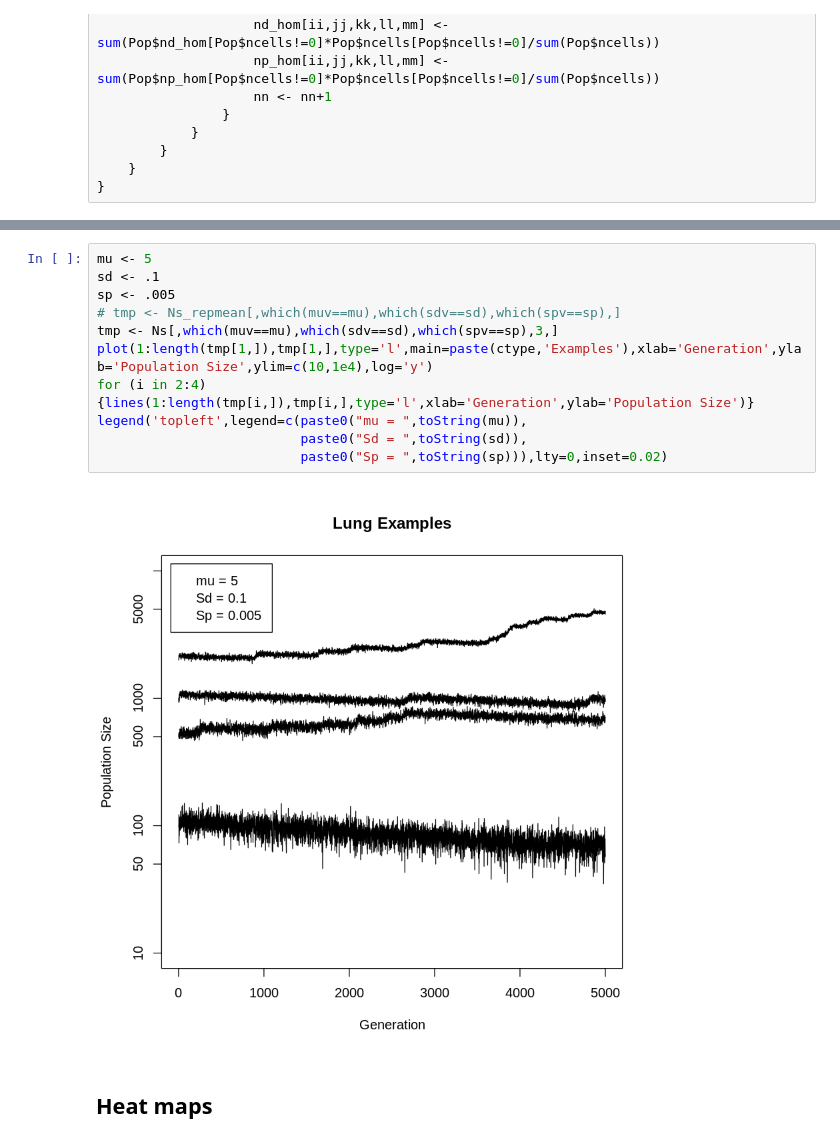
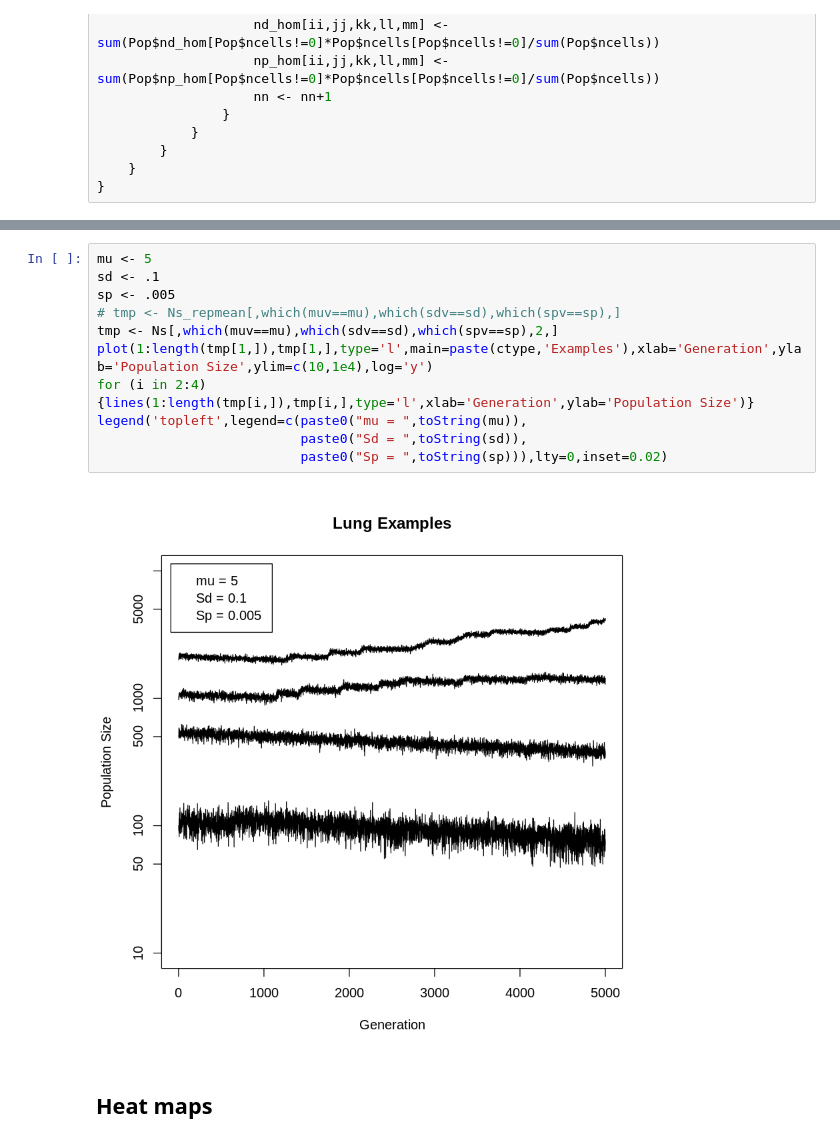
Before and after one commit to atallah-lab/analyses, a Jupyter notebook: results/1018/test_lung_1030.ipynb, the cells around one changed output, grey strips where cells are left out. Drawn from its saved outputs; the diff is of its cells as text.

```diff
--- a/results/1018/test_lung_1030.ipynb
+++ b/results/1018/test_lung_1030.ipynb
@@ -82,16 +100,16 @@ options(repr.plot.width=7, repr.plot.height=7)
 # %%
 mu <- 5
 sd <- .1
 sp <- .005
 # tmp <- Ns_repmean[,which(muv==mu),which(sdv==sd),which(spv==sp),]
-tmp <- Ns[,which(muv==mu),which(sdv==sd),which(spv==sp),3,]
+tmp <- Ns[,which(muv==mu),which(sdv==sd),which(spv==sp),2,]
 plot(1:length(tmp[1,]),tmp[1,],type='l',main=paste(ctype,'Examples'),xlab='Generation',ylab='Population Size',ylim=c(10,1e4),log='y')
 for (i in 2:4) {lines(1:length(tmp[i,]),tmp[i,],type='l',xlab='Generation',ylab='Population Size')}
 legend('topleft',legend=c(paste0("mu = ",toString(mu)),
                           paste0("Sd = ",toString(sd)),
                           paste0("Sp = ",toString(sp))),lty=0,inset=0.02)
 # %% [output]
-[figure, old version]
+[figure, new version]
 # %% [markdown]
 ## Heat maps
 # %%
```
Also changed, not shown: parts of 3 cells of this notebook, 14 other files.
